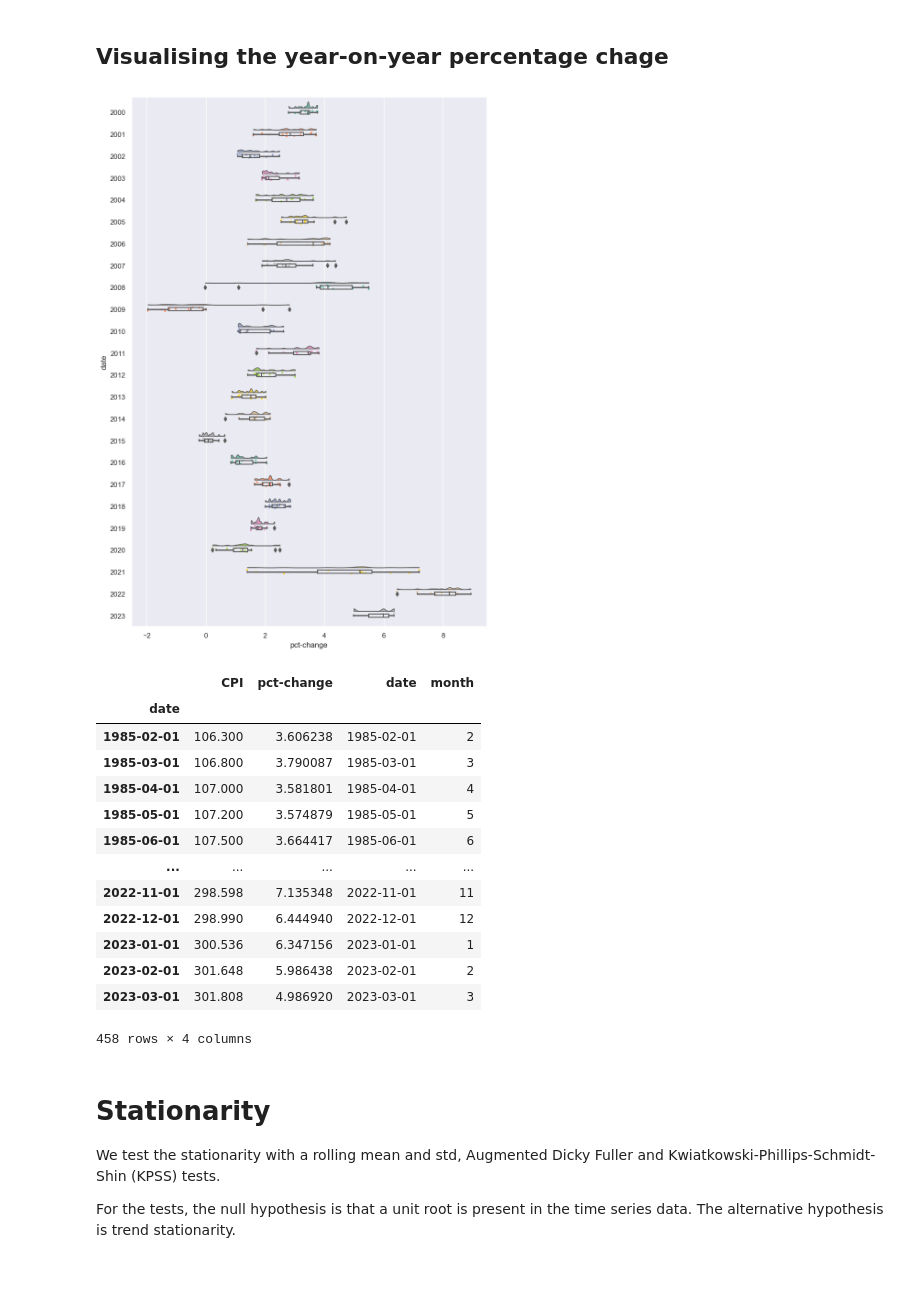
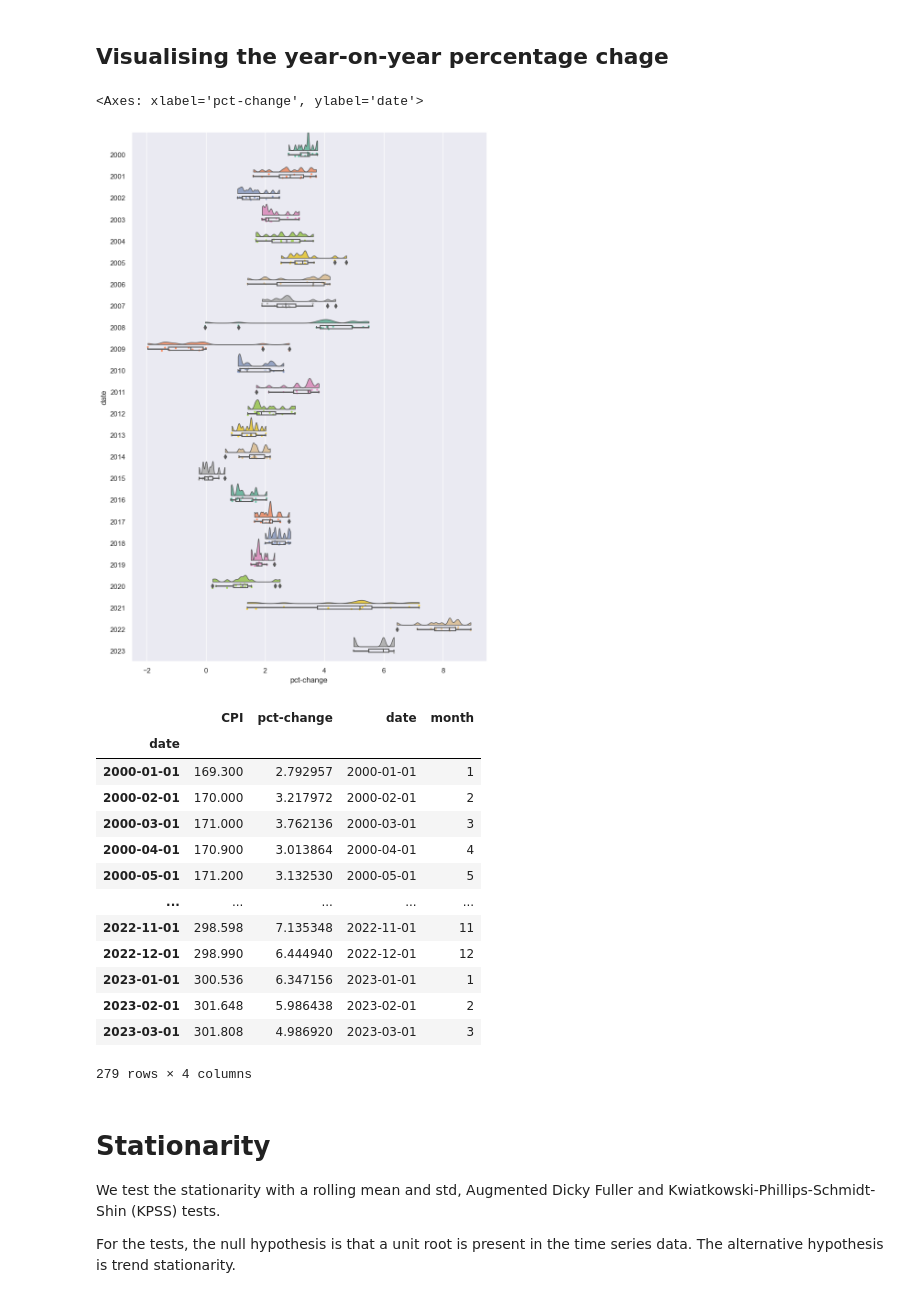
Before and after one commit to RaminVali/Time_Series_Project, a Jupyter notebook: ARIMA_GARCH_Prophet.ipynb, the cells around one changed output. Saved outputs shown, nothing was run; the diff lists cells and outputs as text; code cells hidden in the pictures.

```diff
--- a/ARIMA_GARCH_Prophet.ipynb
+++ b/ARIMA_GARCH_Prophet.ipynb
@@ -213,36 +213,41 @@ plot_df = df[df.index>='01/01/2000']
 
 plot_df['date'] = plot_df.index
 plot_df['month'] = plot_df['date'].apply(lambda x: x.month)
+plot_df['year'] = plot_df['date'].apply(lambda x: x.year)
 
-fig = px.box(plot_df, x="month", y="pct-change", points = "all",)
+fig = px.box(plot_df, x="month", y="pct-change",
+            hover_data='year',
+            points = 'all',
+            labels = {'pct-change':'CPI Percentage Change', 'month':'Month'})
 fig.update_layout(
     xaxis = dict(tickmode = 'linear'),
-        title_text="YoY CPI Percentage Change from 2010")
+        title_text="YoY CPI Percentage Change from 2000")
 # %%
 import ptitprince as pt
 fig, ax = plt.subplots(figsize=(10, 15))
 sns.set_style("darkgrid")
-pt.RainCloud(x = plot_df.index.year, y = plot_df['pct-change'], data = plot_df, palette = "Set2", bw = .1,
-                 width_viol = .6, ax = ax, orient = 'h')
+pt.RainCloud(x = plot_df.index.year, y = plot_df['pct-change'], data = plot_df, palette = "Set2", bw = .09,
+                 width_viol = 2, ax = ax, orient = 'h')
 # %% [output]
+<Axes: xlabel='pct-change', ylabel='date'>
-[figure, old version]
+[figure, new version]
 # %%
 plot_df
 # %% [output]
 |  | CPI | pct-change | date | month |
 | date |  |  |  |  |
-| 1985-02-01 | 106.300 | 3.606238 | 1985-02-01 | 2 |
-| 1985-03-01 | 106.800 | 3.790087 | 1985-03-01 | 3 |
-| 1985-04-01 | 107.000 | 3.581801 | 1985-04-01 | 4 |
-| 1985-05-01 | 107.200 | 3.574879 | 1985-05-01 | 5 |
-| 1985-06-01 | 107.500 | 3.664417 | 1985-06-01 | 6 |
+| 2000-01-01 | 169.300 | 2.792957 | 2000-01-01 | 1 |
+| 2000-02-01 | 170.000 | 3.217972 | 2000-02-01 | 2 |
+| 2000-03-01 | 171.000 | 3.762136 | 2000-03-01 | 3 |
+| 2000-04-01 | 170.900 | 3.013864 | 2000-04-01 | 4 |
+| 2000-05-01 | 171.200 | 3.132530 | 2000-05-01 | 5 |
 | ... | ... | ... | ... | ... |
 | 2022-11-01 | 298.598 | 7.135348 | 2022-11-01 | 11 |
 | 2022-12-01 | 298.990 | 6.444940 | 2022-12-01 | 12 |
 | 2023-01-01 | 300.536 | 6.347156 | 2023-01-01 | 1 |
 | 2023-02-01 | 301.648 | 5.986438 | 2023-02-01 | 2 |
 | 2023-03-01 | 301.808 | 4.986920 | 2023-03-01 | 3 |
-458 rows × 4 columns
+279 rows × 4 columns
 # %% [markdown]
 # Stationarity
 
```
Also changed, not shown: parts of 9 cells of this notebook, 4 other files.
